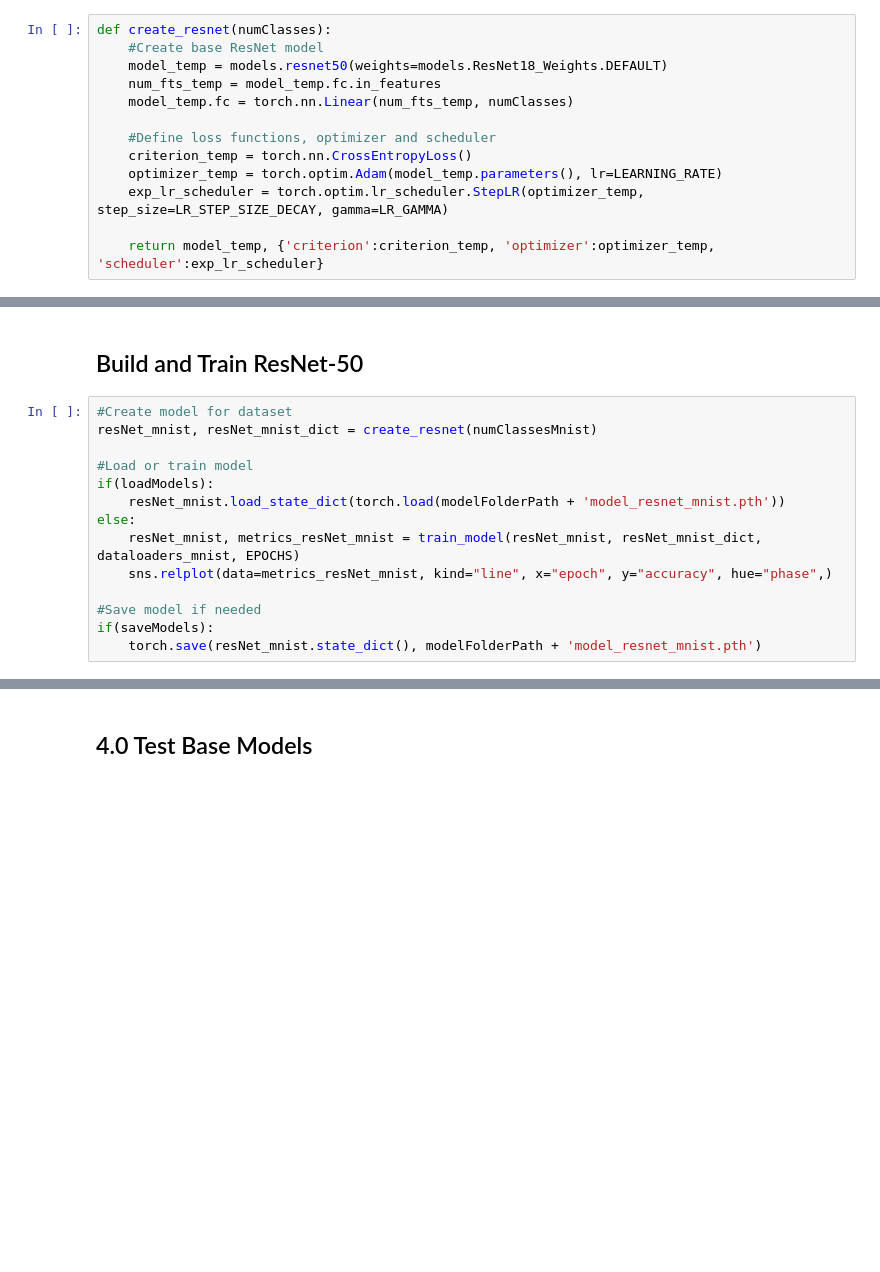
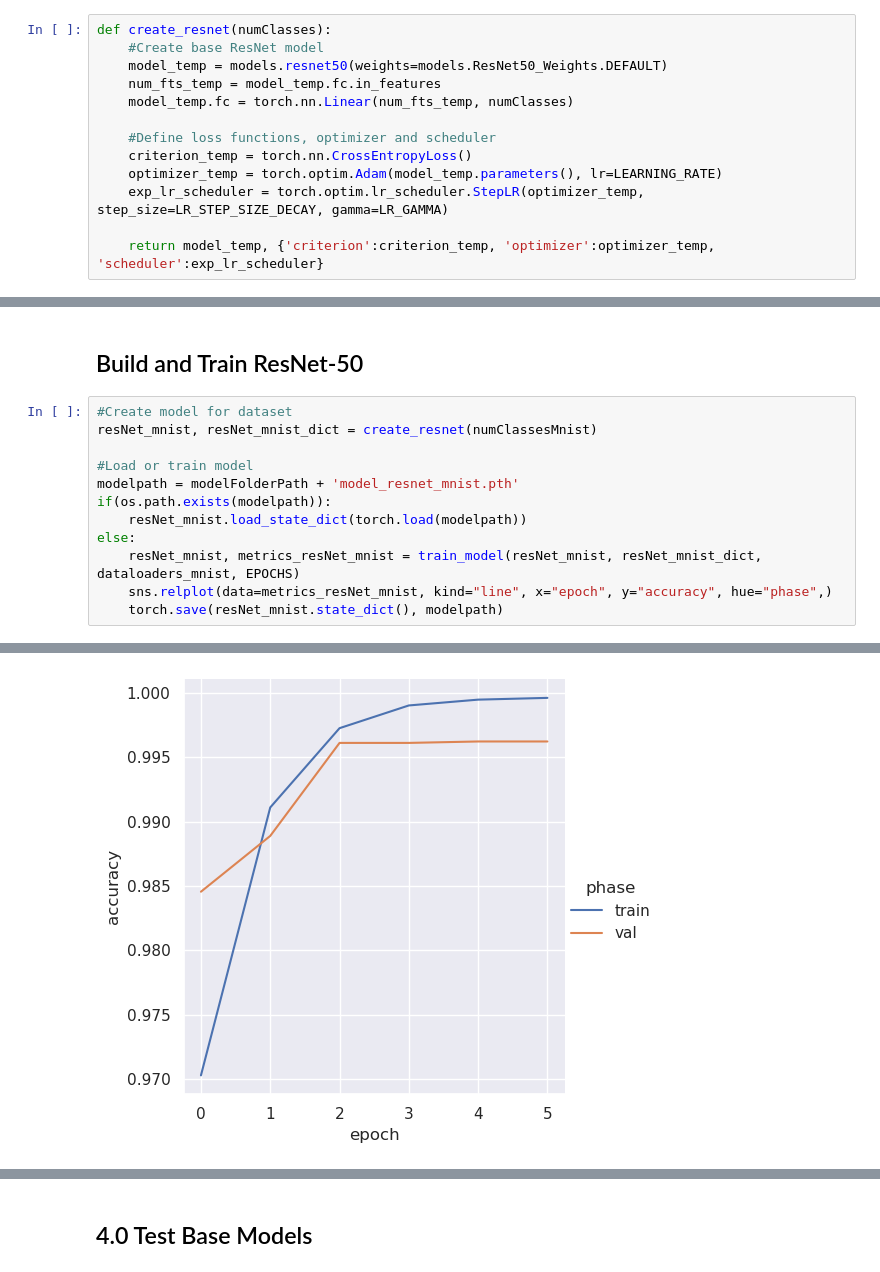
Before and after one commit to paulmjojy/DeepLearningFinalProj, a Jupyter notebook: Final.ipynb, the cells around one changed output, grey strips where cells are left out. Drawn from its saved outputs; the diff is of its cells as text; blank space fills up the shorter version.

```diff
--- a/Final.ipynb
+++ b/Final.ipynb
@@ -221,7 +223,7 @@ imshow(utils.make_grid(inputsM[0:imageMax]), utils.make_grid(inputsC[0:imageMax]
 # %%
 def create_resnet(numClasses):
     #Create base ResNet model
-    model_temp = models.resnet50(weights=models.ResNet18_Weights.DEFAULT)
+    model_temp = models.resnet50(weights=models.ResNet50_Weights.DEFAULT)
     num_fts_temp = model_temp.fc.in_features
     model_temp.fc = torch.nn.Linear(num_fts_temp, numClasses)
 
@@ -451,12 +521,11 @@ else:
 resNet_mnist, resNet_mnist_dict = create_resnet(numClassesMnist)
 
 #Load or train model
-if(loadModels):
-    resNet_mnist.load_state_dict(torch.load(modelFolderPath + 'model_resnet_mnist.pth'))
+modelpath = modelFolderPath + 'model_resnet_mnist.pth'
+if(os.path.exists(modelpath)):
+    resNet_mnist.load_state_dict(torch.load(modelpath))
 else:
     resNet_mnist, metrics_resNet_mnist = train_model(resNet_mnist, resNet_mnist_dict, dataloaders_mnist, EPOCHS)
     sns.relplot(data=metrics_resNet_mnist, kind="line", x="epoch", y="accuracy", hue="phase",)
-
-#Save model if needed
-if(saveModels):
-    torch.save(resNet_mnist.state_dict(), modelFolderPath + 'model_resnet_mnist.pth')
+    torch.save(resNet_mnist.state_dict(), modelpath)
+# %% [output]
@@ -463,3 +549,4 @@ if(saveModels):
+[figure, added]
 # %%
 resNet_cifar, resNet_cifar_dict = create_resnet(numClassesCifar)
 
```
Also changed, not shown: parts of 19 cells of this notebook.
